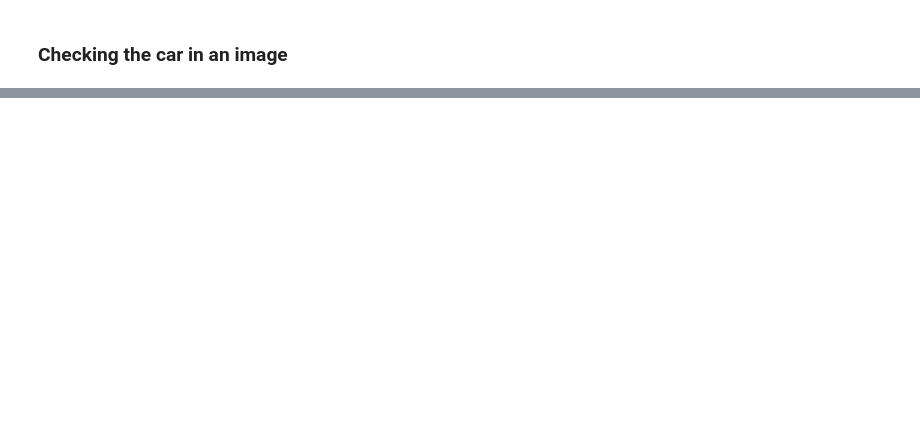
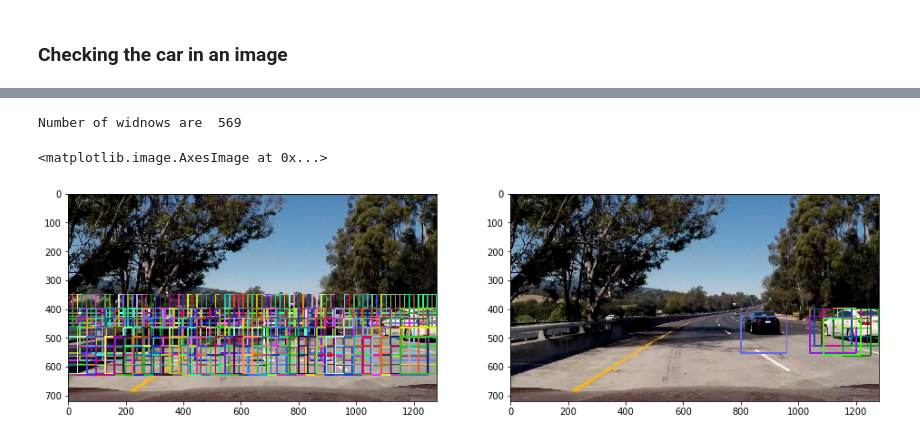
Before and after one commit to Keshav-Aggarwal/Simulator_Data, a Jupyter notebook: Untitled.ipynb, the cells around one changed output, grey strips where cells are left out. Saved outputs shown, nothing was run; the diff lists cells and outputs as text; code cells hidden in the pictures; blank space fills up the shorter version.

```diff
--- a/Untitled.ipynb
+++ b/Untitled.ipynb
@@ -237,7 +233,7 @@ def slide_window(img, x_start_stop=[None, None], y_start_stop=[None, None], xy_w
     # Return the list of windows
     return window_list
 
-def draw_boxes(img, bboxes, color=(0, 0, 255), thick=6):
+def draw_boxes(img, bboxes, color=(0, 0, 255), thick=3):
     # Make a copy of the image
 
 
@@ -263,7 +259,9 @@ def search_windows(img, windows, clf):
         test_features, pc1, std1 = transform([test_img], pc, False, std, False)
 
         prediction = clf.predict(test_features)
+
         if prediction == 1:
-            on_windows.append(window)
+            if(clf.decision_function(test_features)>=1.0):
+                on_windows.append(window)
     #8) Return windows for positive detections
     return on_windows
@@ -300,0 +283,22 @@ C:\Users\keshav_aggarwal\AppData\Local\Continuum\Miniconda3\envs\carnd-term1\lib
+# %%
+imgTest = plt.imread('test5.jpg')
+imgTest1 = plt.imread('test5.jpg')
+windows = []
+windows += slide_window(imgTest, x_start_stop=[None, None], y_start_stop=[400,600], xy_window=(160, 128), xy_overlap=(0.75, 0.8))
+windows += slide_window(imgTest, x_start_stop=[None, None], y_start_stop=[350,500], xy_window=(64, 64), xy_overlap=(0.75, 0.25))
+windows += slide_window(imgTest, x_start_stop=[None, None], y_start_stop=[400,650], xy_window=(96, 96), xy_overlap=(0.65, 0.65))
+windows += slide_window(imgTest, x_start_stop=[None, None], y_start_stop=[400,650], xy_window=(128, 128), xy_overlap=(0.75, 0.75))
+print("Number of widnows are ", len(windows))
+fig = plt.figure(figsize=(16,8))
+plt.subplot(121)
+plt.imshow(draw_boxes(imgTest, windows))
+
+Test = search_windows(imgTest1, windows, clf)
+
+plt.subplot(122)
+img1 = (draw_boxes(imgTest1, Test))
+plt.imshow(img1)
+# %% [output]
+Number of widnows are  569
+<matplotlib.image.AxesImage at 0x...>
+[figure, added]
```
Also changed, not shown: parts of 17 cells of this notebook, 4 other files.
